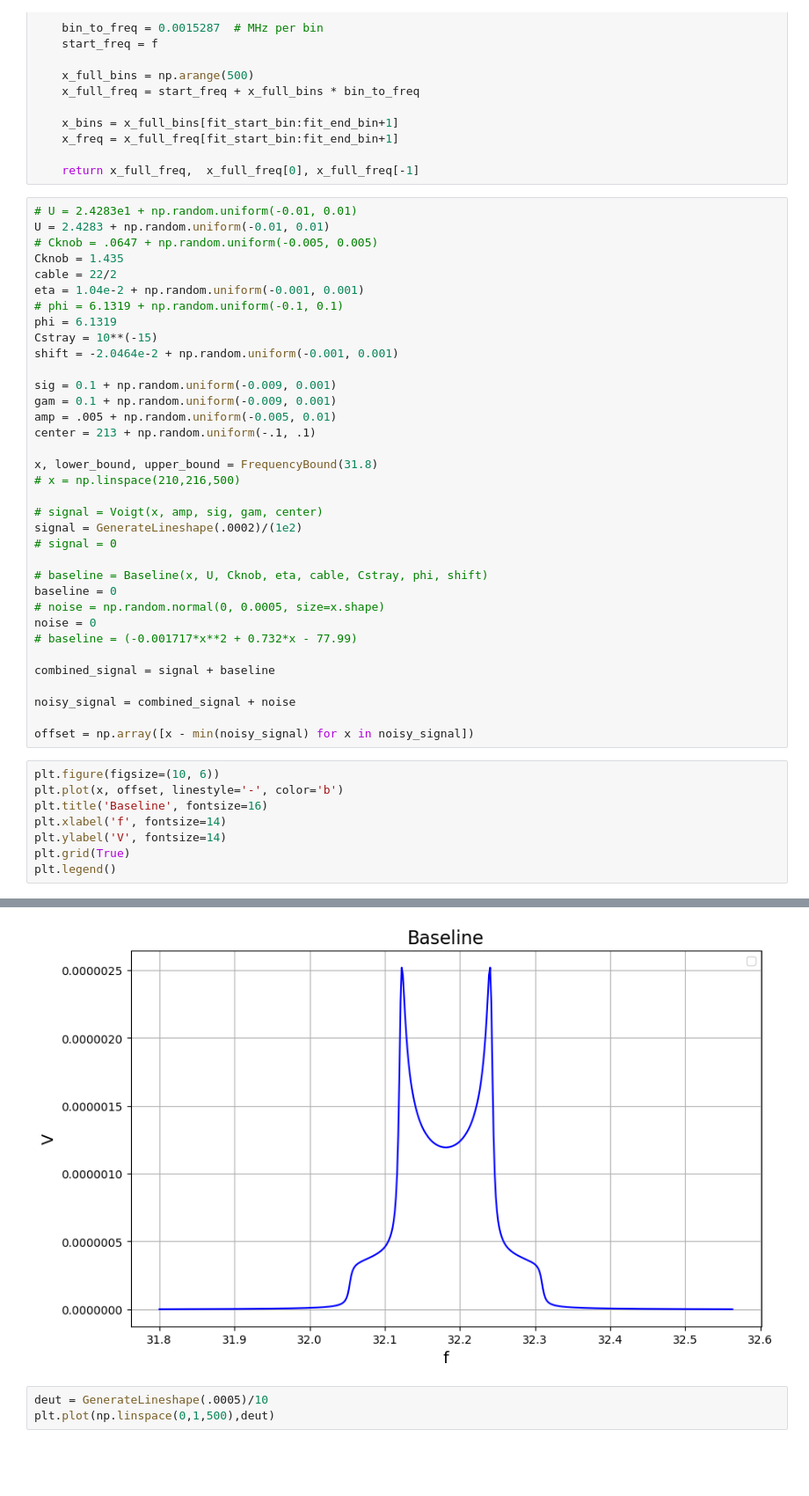
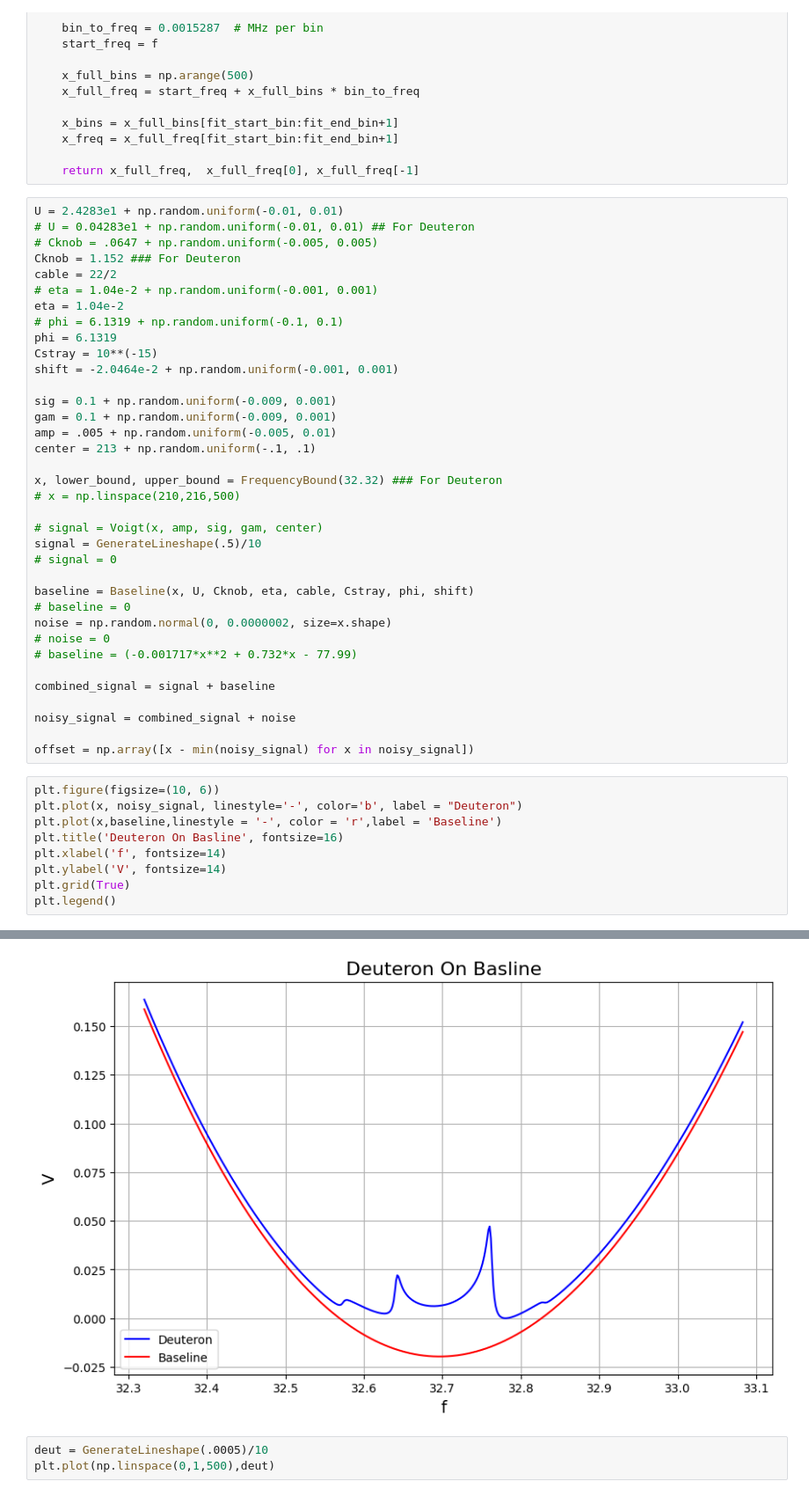
Before and after one commit to uva-spin/ANN-NMR, a Jupyter notebook: NM4_Fermilab/data/Data_Viewer.ipynb, the cells around one changed output, grey strips where cells are left out. Shown at 88% size. Drawn from its saved outputs; the diff is of its cells as text; blank space fills up the shorter version.

```diff
--- a/NM4_Fermilab/data/Data_Viewer.ipynb
+++ b/NM4_Fermilab/data/Data_Viewer.ipynb
@@ -140,12 +140,13 @@ def FrequencyBound(f):
 
     return x_full_freq,  x_full_freq[0], x_full_freq[-1]
 # %%
-# U = 2.4283e1 + np.random.uniform(-0.01, 0.01)
-U = 2.4283 + np.random.uniform(-0.01, 0.01)
+U = 2.4283e1 + np.random.uniform(-0.01, 0.01)
+# U = 0.04283e1 + np.random.uniform(-0.01, 0.01) ## For Deuteron
 # Cknob = .0647 + np.random.uniform(-0.005, 0.005)
-Cknob = 1.435
+Cknob = 1.152 ### For Deuteron
 cable = 22/2
-eta = 1.04e-2 + np.random.uniform(-0.001, 0.001)
+# eta = 1.04e-2 + np.random.uniform(-0.001, 0.001)
+eta = 1.04e-2
 # phi = 6.1319 + np.random.uniform(-0.1, 0.1)
 phi = 6.1319
 Cstray = 10**(-15)
@@ -156,17 +157,17 @@ gam = 0.1 + np.random.uniform(-0.009, 0.001)
 amp = .005 + np.random.uniform(-0.005, 0.01)
 center = 213 + np.random.uniform(-.1, .1)
 
-x, lower_bound, upper_bound = FrequencyBound(31.8)
+x, lower_bound, upper_bound = FrequencyBound(32.32) ### For Deuteron
 # x = np.linspace(210,216,500)
 
 # signal = Voigt(x, amp, sig, gam, center)
-signal = GenerateLineshape(.0002)/(1e2)
+signal = GenerateLineshape(.5)/10
 # signal = 0
 
-# baseline = Baseline(x, U, Cknob, eta, cable, Cstray, phi, shift)
-baseline = 0
-# noise = np.random.normal(0, 0.0005, size=x.shape)
-noise = 0
+baseline = Baseline(x, U, Cknob, eta, cable, Cstray, phi, shift)
+# baseline = 0
+noise = np.random.normal(0, 0.0000002, size=x.shape)
+# noise = 0
 # baseline = (-0.001717*x**2 + 0.732*x - 77.99)
 
 combined_signal = signal + baseline
@@ -176,8 +177,9 @@ noisy_signal = combined_signal + noise
 offset = np.array([x - min(noisy_signal) for x in noisy_signal])
 # %%
 plt.figure(figsize=(10, 6))
-plt.plot(x, offset, linestyle='-', color='b')
-plt.title('Baseline', fontsize=16)
+plt.plot(x, noisy_signal, linestyle='-', color='b', label = "Deuteron")
+plt.plot(x,baseline,linestyle = '-', color = 'r',label = 'Baseline')
+plt.title('Deuteron On Basline', fontsize=16)
 plt.xlabel('f', fontsize=14)
 plt.ylabel('V', fontsize=14)
 plt.grid(True)
@@ -188,4 +189,4 @@ No handles with labels found to put in legend.
-[figure, old version]
+[figure, new version]
 # %%
 deut = GenerateLineshape(.0005)/10
 plt.plot(np.linspace(0,1,500),deut)
```
Also changed, not shown: parts of 1 cell of this notebook, 3 other files.
